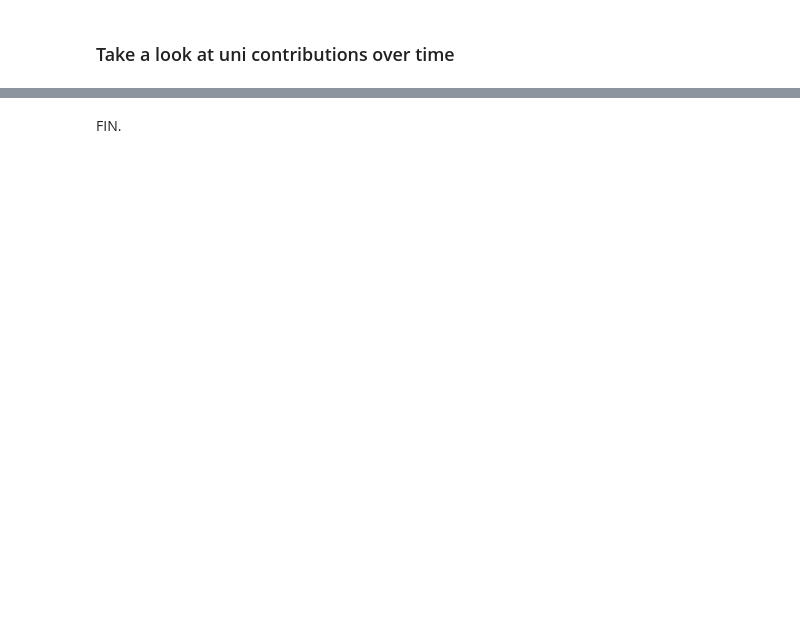
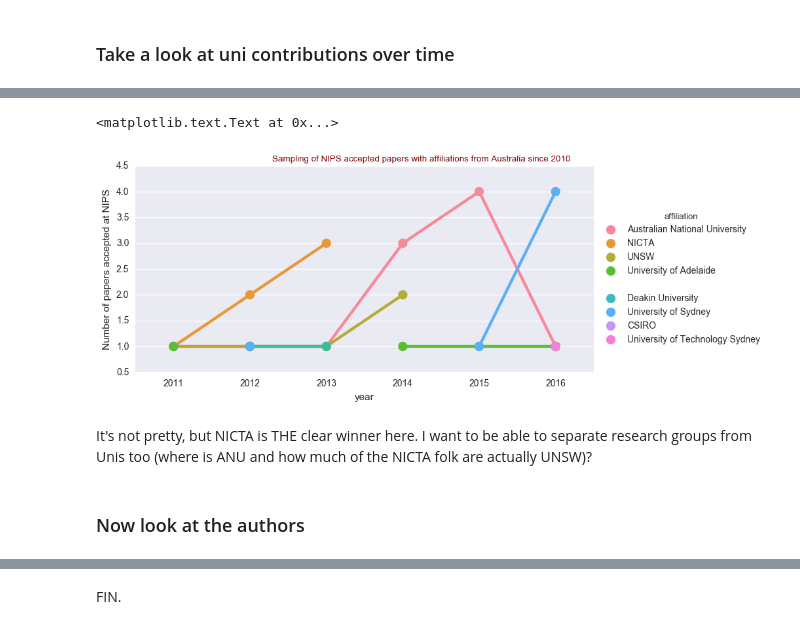
Before and after one commit to vivekbharadwaj/nips_papers_analysis, a Jupyter notebook: NOTEBOOKS/01_nips_analyse_ozzie_contributions.ipynb, the cells around one changed output, grey strips where cells are left out. Drawn from its saved outputs; the diff is of its cells as text; code cells hidden in the pictures; blank space fills up the shorter version.

Commit message:
first pass at analysing top players and unis within oz complete. Needs more analysis and refactoring before publishing maybe to kaggle kernels

```diff
--- a/NOTEBOOKS/01_nips_analyse_ozzie_contributions.ipynb
+++ b/NOTEBOOKS/01_nips_analyse_ozzie_contributions.ipynb
@@ -240,8 +275,26 @@ df_ozzie_papers = df_papers[df_papers.ozzie == 1]
 # %%
-# start building one-hot encoders for each known aussie university.
+# start building one-hot encoders for each known aussie university. commented this one out because it clutters the dataset
+# instead I've created a new feature called affiliation, which puts the most recent affiliation it encounters
 df_ozzie_papers['affiliation'] = ''
+df_ozzie['affiliation'] = ''
 for uni in list_of_unis:
-    df_ozzie_papers[uni] = df_ozzie_papers.paper_text_500_words.str.contains(uni)
+    #df_ozzie_papers[uni] = df_ozzie_papers.paper_text_500_words.str.contains(uni)
     df_ozzie_papers['affiliation'] = np.where(df_ozzie_papers.paper_text_500_words.str.contains(uni),uni,df_ozzie_papers['affiliation'])
+    df_ozzie['affiliation'] = np.where(df_ozzie.paper_text_500_words.str.contains(uni),uni,df_ozzie['affiliation'])
+# %%
+# data cleansing de-duplication (sum up the duplicates and remove the repeats)
+# MATE REFACTOR THIS BY USING A DICTIONARY. LOOKS UGLY.
+
+# for ozzie_papers
+df_ozzie_papers['affiliation'] = np.where(df_ozzie_papers['affiliation'] == 'Univ. of Sydney','University of Sydney',df_ozzie_papers['affiliation'])
+df_ozzie_papers['affiliation'] = np.where(df_ozzie_papers['affiliation'] == 'University of New South Wales','UNSW',df_ozzie_papers['affiliation'])
+df_ozzie_papers['affiliation'] = np.where(df_ozzie_papers['affiliation'] == 'Sydney University','University of Sydney',df_ozzie_papers['affiliation'])
+df_ozzie_papers['affiliation'] = np.where(df_ozzie_papers['affiliation'] == 'National ICT Australia','NICTA',df_ozzie_papers['affiliation'])
+
+# for ozzie
+df_ozzie['affiliation'] = np.where(df_ozzie['affiliation'] == 'Univ. of Sydney','University of Sydney',df_ozzie['affiliation'])
+df_ozzie['affiliation'] = np.where(df_ozzie['affiliation'] == 'University of New South Wales','UNSW',df_ozzie['affiliation'])
+df_ozzie['affiliation'] = np.where(df_ozzie['affiliation'] == 'Sydney University','University of Sydney',df_ozzie['affiliation'])
+df_ozzie['affiliation'] = np.where(df_ozzie['affiliation'] == 'National ICT Australia','NICTA',df_ozzie['affiliation'])
 # %% [markdown]
 Have I missed any papers?
@@ -252,9 +316,2 @@ Yep there are a few stragglers, but it seems like i've gotten most of them. Take
-# %%
-# data cleansing de-duplication (sum up the duplicates and remove the repeats)
-# note: doing logical ORs. cool huh.
-df_ozzie_papers['University of Sydney']|= df_ozzie_papers['Sydney University'] | df_ozzie_papers['Univ. of Sydney']
-df_ozzie_papers['University of New South Wales']|= df_ozzie_papers['UNSW']
-df_ozzie_papers['NICTA']|= df_ozzie_papers['National ICT Australia']
-df_ozzie_papers.drop(['Sydney University','Univ. of Sydney','UNSW','National ICT Australia'],axis=1,inplace = True)
 # %% [markdown]
 ### Take a look at uni contributions over time
@@ -277,0 +338,23 @@ cnx.close()
+# %%
+#df_ozzie_papers[df_ozzie_papers.year > 2010].groupby(by=['year','affiliation'])['title'].count().reset_index()
+# start painting!
+g = sns.factorplot(x="year", y= 'title', hue="affiliation",
+                   data=df_ozzie_papers[df_ozzie_papers.year > 2010].groupby(by=['year','affiliation'])['title'].count().reset_index(),
+                   kind='point', size=4, aspect=2, orient='v')
+paper_rc = {'lines.linewidth': 1, 'lines.markersize': 10}
+sns.set_context("paper", rc = paper_rc)
+g.set_ylabels('Number of papers accepted at NIPS')
+g.set_xticklabels(rotation=0)
+g.fig.suptitle("Sampling of NIPS accepted papers with affiliations from "+country_name+" since 2010",color="maroon")
+
+# get the second element of the tuple of plt.ylim(). Add one to it because 0 indexed
+# then do np.arange(second element of the tuple)
+# finally do g.set_yticklabels(previous step)
+#g.set_yticklabels(np.arange(plt.ylim()[1]+1))
+# %% [output]
+<matplotlib.text.Text at 0x...>
+[figure, added]
+# %% [markdown]
+It's not pretty, but NICTA is THE clear winner here. I want to be able to separate research groups from Unis too (where is ANU and how much of the NICTA folk are actually UNSW)?
+# %% [markdown]
+### Now look at the authors
```
Also changed, not shown: parts of 23 cells of this notebook, 1 other file.
